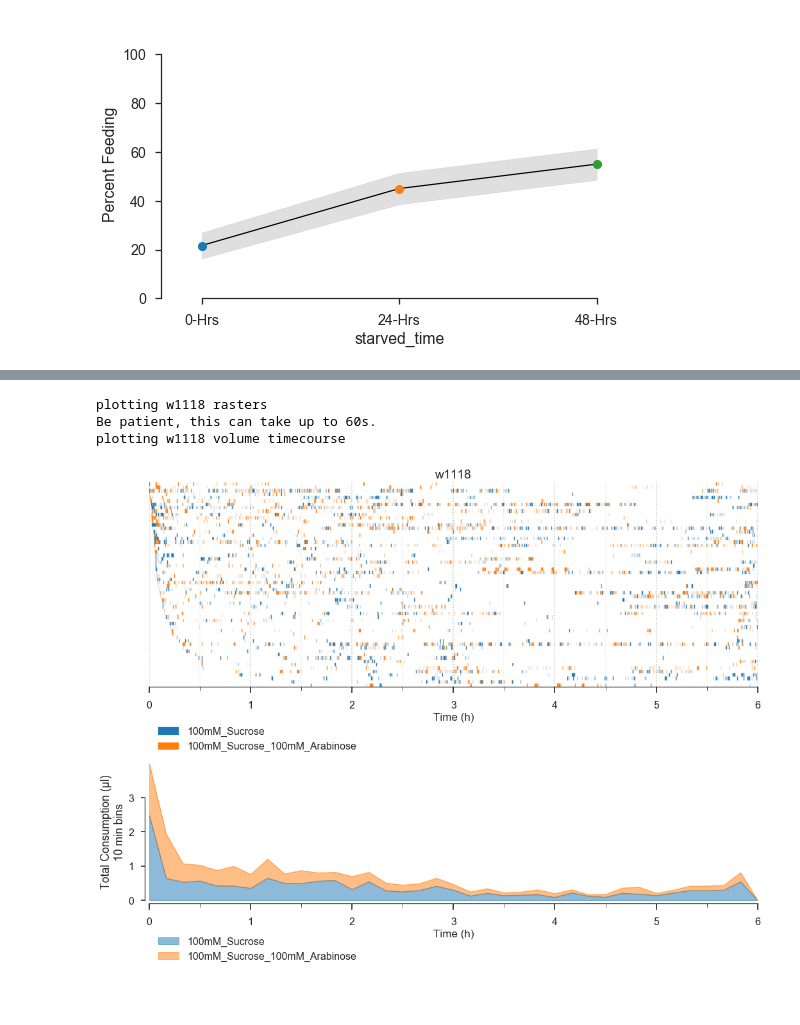
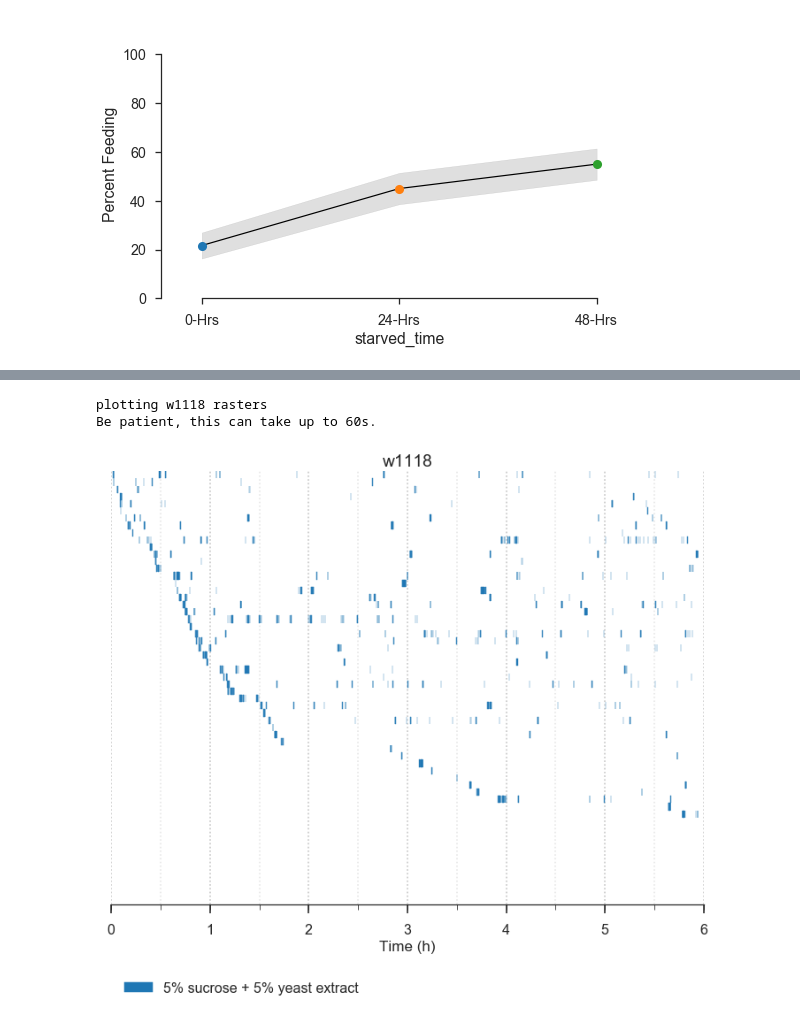
Before and after one commit to ACCLAB/espresso, a Jupyter notebook: jupyter-nb/espresso plotting module dev.ipynb, the cells around one changed output, grey strips where cells are left out. Saved outputs shown, nothing was run; the diff lists cells and outputs as text; code cells hidden in the pictures; blank space fills up the shorter version.

```diff
--- a/jupyter-nb/espresso plotting module dev.ipynb
+++ b/jupyter-nb/espresso plotting module dev.ipynb
@@ -78,9 +68,7 @@ starved_choice
 # %%
-f=starved_choice.plot.rasters(group_by='Genotype',
-                              show_feed_color=True)
+f=starvation24.plot.rasters()
 # %% [output]
 plotting w1118 rasters
 Be patient, this can take up to 60s.
-plotting w1118 volume timecourse
-[figure, old version]
+[figure, new version]
 # %%
```
Also changed, not shown: parts of 10 cells of this notebook, 1 other file.
